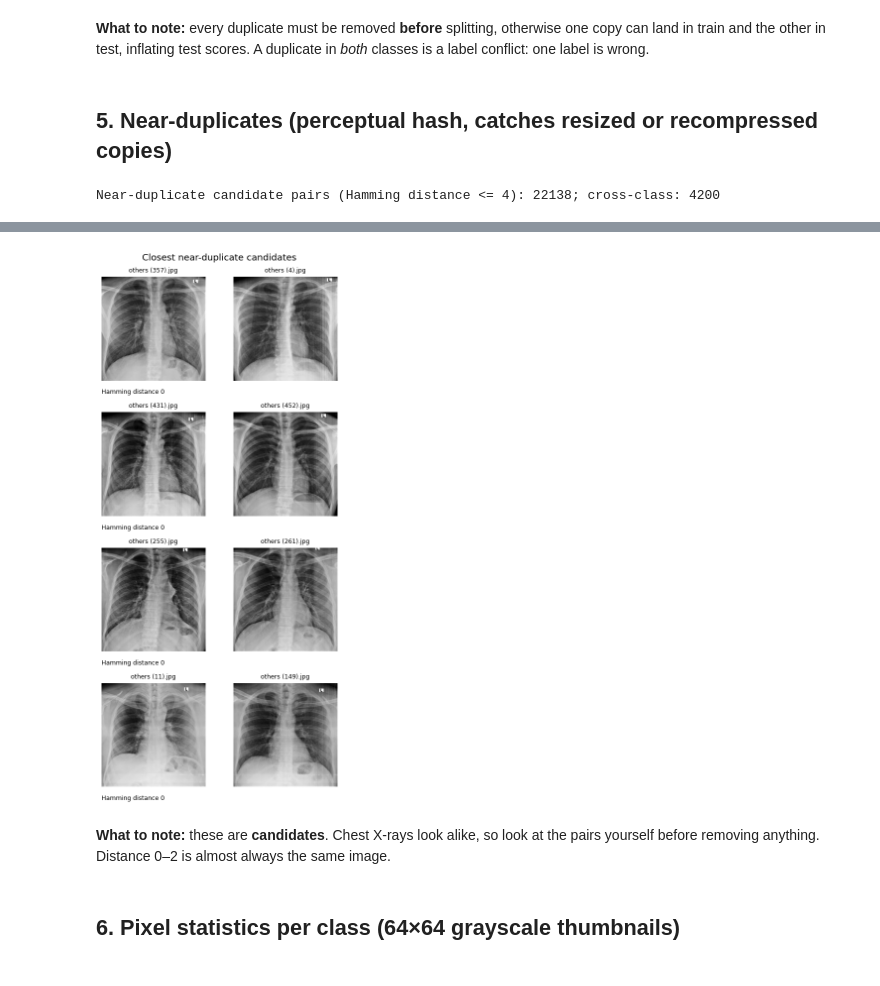
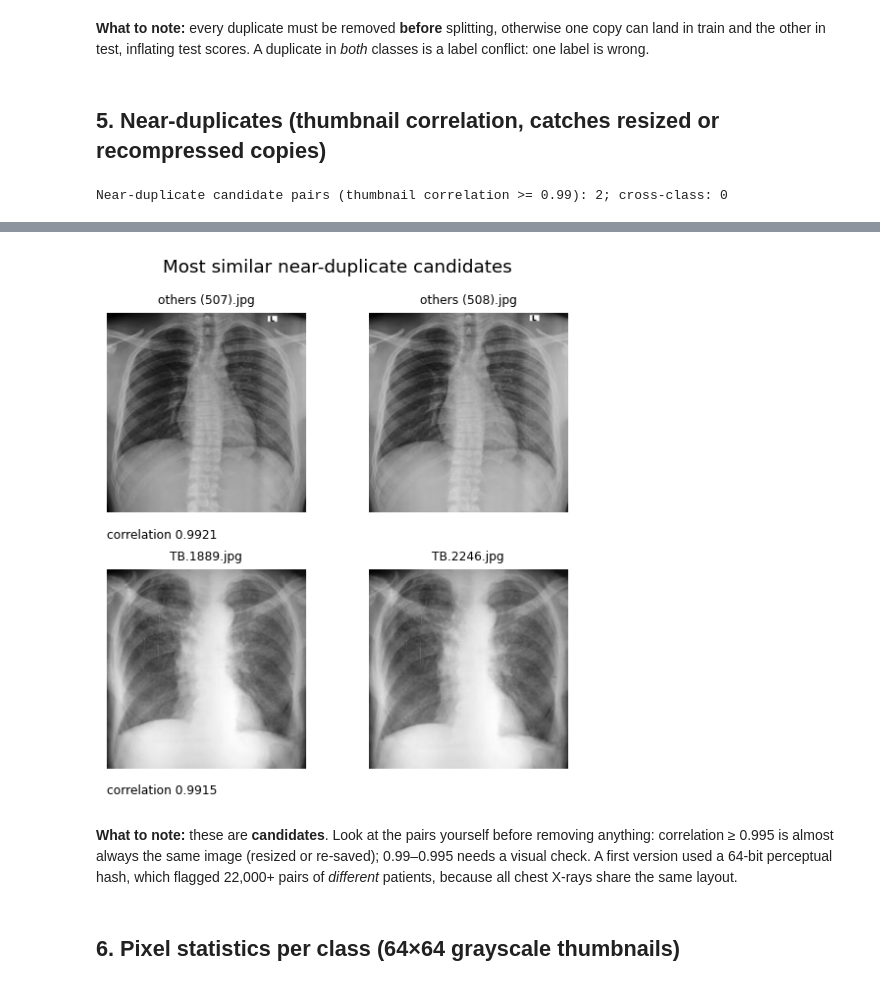
Before and after one commit to shubhampandey97/tuberculosis-detection-v2, a Jupyter notebook: notebooks/01_data_audit.ipynb, the cells around one changed output, grey strips where cells are left out. Saved outputs shown, nothing was run; the diff lists cells and outputs as text; code cells hidden in the pictures.

```diff
--- a/notebooks/01_data_audit.ipynb
+++ b/notebooks/01_data_audit.ipynb
@@ -189,13 +189,13 @@ show_pairs(exact_pairs, "Exact duplicates (first 4 groups)")
 # %% [markdown]
 **What to note:** every duplicate must be removed **before** splitting, otherwise one copy can land in train and the other in test, inflating test scores. A duplicate in *both* classes is a label conflict: one label is wrong.
 # %% [markdown]
-## 5. Near-duplicates (perceptual hash, catches resized or recompressed copies)
+## 5. Near-duplicates (thumbnail correlation, catches resized or recompressed copies)
 # %%
 near = da.near_duplicates(df)
-print(f"Near-duplicate candidate pairs (Hamming distance <= {da.NEAR_DUP_BITS}): {len(near)}; "
+print(f"Near-duplicate candidate pairs (thumbnail correlation >= {da.NEAR_DUP_CORR}): {len(near)}; "
       f"cross-class: {int((near['class_a'] != near['class_b']).sum()) if len(near) else 0}")
-display(near.sort_values("hamming").head(10))
-show_pairs([(r.path_a, r.path_b, f"Hamming distance {r.hamming}") for r in near.sort_values("hamming").itertuples()],
-           "Closest near-duplicate candidates")
+display(near.sort_values("corr", ascending=False).head(10))
+show_pairs([(r.path_a, r.path_b, f"correlation {r.corr:.4f}") for r in near.sort_values("corr", ascending=False).itertuples()],
+           "Most similar near-duplicate candidates")
 # %% [output]
-Near-duplicate candidate pairs (Hamming distance <= 4): 22138; cross-class: 4200
+Near-duplicate candidate pairs (thumbnail correlation >= 0.99): 2; cross-class: 0
@@ -213,6 +205,6 @@ Near-duplicate candidate pairs (Hamming distance <= 4): 22138; cross-class: 4200
-[figure, old version]
+[figure, new version]
 # %% [markdown]
-**What to note:** these are **candidates**. Chest X-rays look alike, so look at the pairs yourself before removing anything. Distance 0–2 is almost always the same image.
+**What to note:** these are **candidates**. Look at the pairs yourself before removing anything: correlation ≥ 0.995 is almost always the same image (resized or re-saved); 0.99–0.995 needs a visual check. A first version used a 64-bit perceptual hash, which flagged 22,000+ pairs of *different* patients, because all chest X-rays share the same layout.
 # %% [markdown]
 ## 6. Pixel statistics per class (64×64 grayscale thumbnails)
 # %%
```
Also changed, not shown: parts of 3 cells of this notebook, 2 other files.
